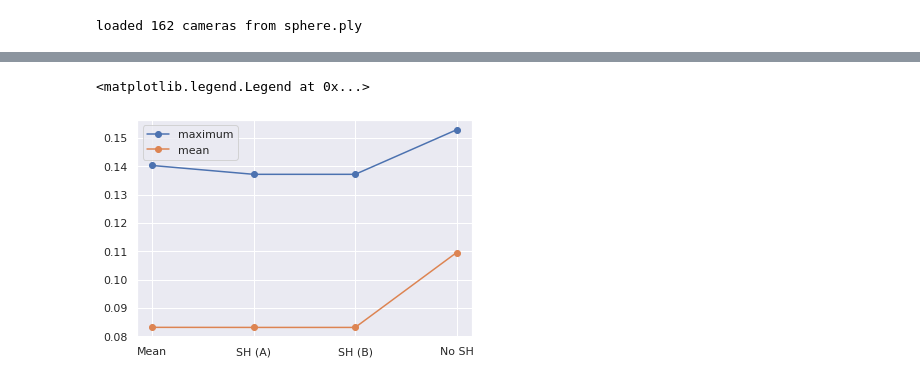
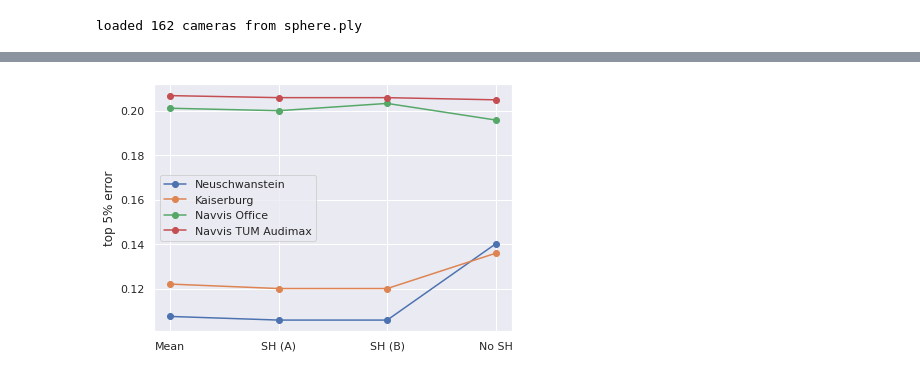
Before and after one commit to KeKsBoTer/punctum, a Jupyter notebook: evaluation.ipynb, the cells around one changed output, grey strips where cells are left out. Saved outputs shown, nothing was run; the diff lists cells and outputs as text; code cells hidden in the pictures.

Commit message:
evaluation stuff

```diff
--- a/evaluation.ipynb
+++ b/evaluation.ipynb
@@ -95,0 +95,7 @@ loaded 162 renders with resolution 256x256 pixels
+# %%
+kaiserburg["mean"]["sh"]["mean"]=0.085
+audimax["mean"]["sh"]["mean"]=0.112
+office["mean"]["sh"]["mean"]=0.10
+office["sh"]["no_sh"]["mean"]=0.105
+office["model"]["sh"]["mean"]=0.10
+audimax["sh"]["sh"]["mean"]=0.109
@@ -96,22 +124,24 @@ loaded 162 renders with resolution 256x256 pixels
+# %%
+office["sh"]["sh"]["max"]=0.2
+kaiserburg["mean"]["sh"]["max"]=0.122
 # %%
 fig, ax = plt.subplots()
 
-order = [mean_errors,classical_errors,model_errors]
+datasets = {"Neuschwanstein":neuschwanstein, "Kaiserburg":kaiserburg, "Navvis Office":office, "Navvis TUM Audimax":audimax}
 
+order = ["mean","sh","model"]
 
-ax.plot(
-    [*[results["sh"].max().cpu() for results in order], model_errors["no_sh"].max().cpu()],
-    "-o",
-    label="maximum",
-)
-ax.plot(
-    [*[results["sh"].mean().cpu() for results in order], model_errors["no_sh"].mean().cpu()],
-    "-o",
-    label="mean",
-)
+for i,(name,ds) in enumerate(datasets.items()):
+    ax.plot(
+        [*[ds[key]["sh"]["max"] for key in order], ds["sh"]["no_sh"]["max"]],
+        "-o",
+        color=f"C{i}",
+        label=name,
+    )
 ax.set_xticks([0,1,2,3],["Mean","SH (A)","SH (B)","No SH"])
-ax.legend()
-#plt.savefig(f"evaluation/error_{name}.png")
+ax.legend(loc="center left")
+ax.set_ylabel("top 5% error")
+plt.tight_layout()
+plt.savefig(f"figures/multi_sampling_error_max.pdf")
 # %% [output]
-<matplotlib.legend.Legend at 0x...>
-[figure, old version]
+[figure, new version]
```
Also changed, not shown: parts of 8 cells of this notebook, 8 other files.
